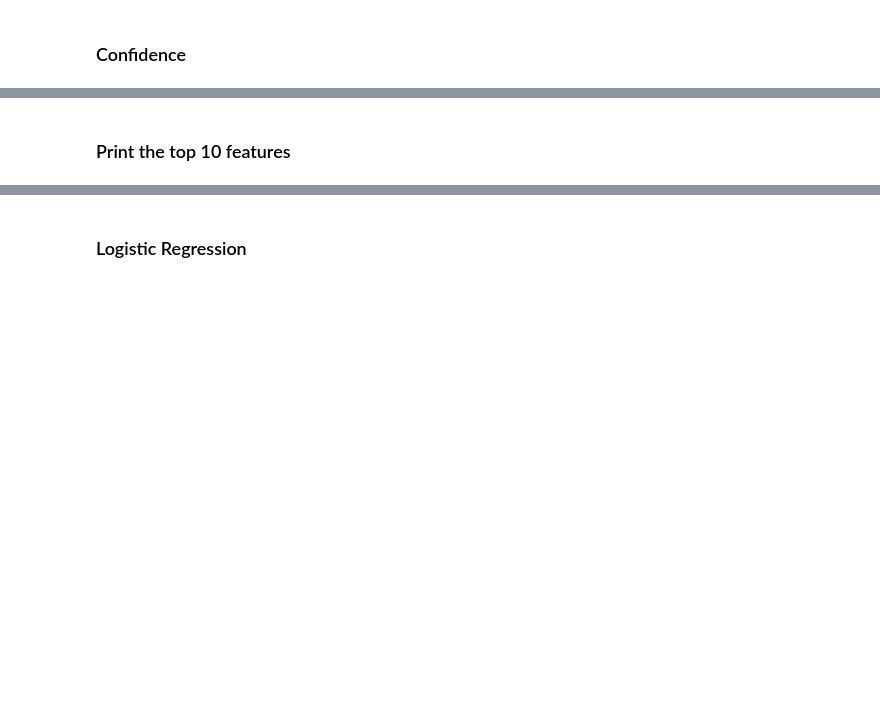
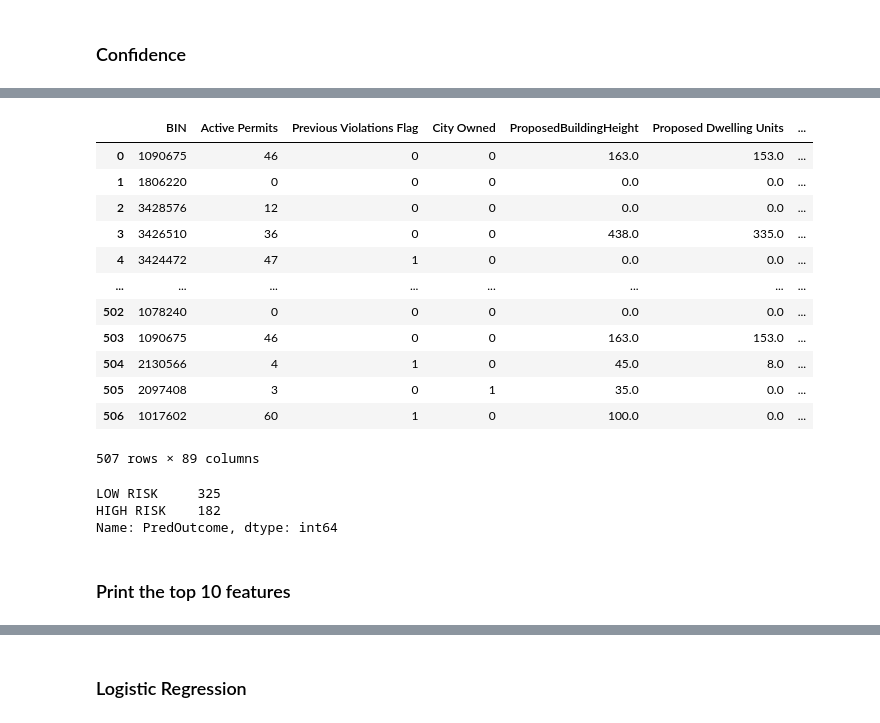
Before and after one commit to ahsan-fayyaz/DOB-Construction-Injury-Predictions, a Jupyter notebook: Accident Prediction.ipynb, the cells around one changed output, grey strips where cells are left out. Cells and saved outputs as stored; diff of their text form; code cells hidden in the pictures; blank space fills up the shorter version.

Commit message:
marking buildings as high risk

```diff
--- a/Accident Prediction.ipynb
+++ b/Accident Prediction.ipynb
@@ -1502,2 +1501,0 @@ confidence_prediction_df.head()
-# %% [markdown]
-### Print the top 10 features
@@ -1503,0 +1517,24 @@ confidence_prediction_df.head()
+# %%
+#bin, pred prob, pred outcome ---> get these
+
+incident_df_3 = incident_df_3.merge()
+# %% [output]
+|  | BIN | Active Permits | Previous Violations Flag | City Owned | ProposedBuildingHeight | Proposed Dwelling Units | ... |
+| 0 | 1090675 | 46 | 0 | 0 | 163.0 | 153.0 | ... |
+| 1 | 1806220 | 0 | 0 | 0 | 0.0 | 0.0 | ... |
+| 2 | 3428576 | 12 | 0 | 0 | 0.0 | 0.0 | ... |
+| 3 | 3426510 | 36 | 0 | 0 | 438.0 | 335.0 | ... |
+| 4 | 3424472 | 47 | 1 | 0 | 0.0 | 0.0 | ... |
+| ... | ... | ... | ... | ... | ... | ... | ... |
+| 502 | 1078240 | 0 | 0 | 0 | 0.0 | 0.0 | ... |
+| 503 | 1090675 | 46 | 0 | 0 | 163.0 | 153.0 | ... |
+| 504 | 2130566 | 4 | 1 | 0 | 45.0 | 8.0 | ... |
+| 505 | 2097408 | 3 | 0 | 1 | 35.0 | 0.0 | ... |
+| 506 | 1017602 | 60 | 1 | 0 | 100.0 | 0.0 | ... |
+507 rows × 89 columns
+# %%
+pred["PredOutcome"].value_counts()
+# %% [output]
+LOW RISK     325
+HIGH RISK    182
+Name: PredOutcome, dtype: int64
@@ -1503,0 +1543,2 @@ confidence_prediction_df.head()
+# %% [markdown]
+### Print the top 10 features
```
Also changed, not shown: parts of 43 cells of this notebook.
